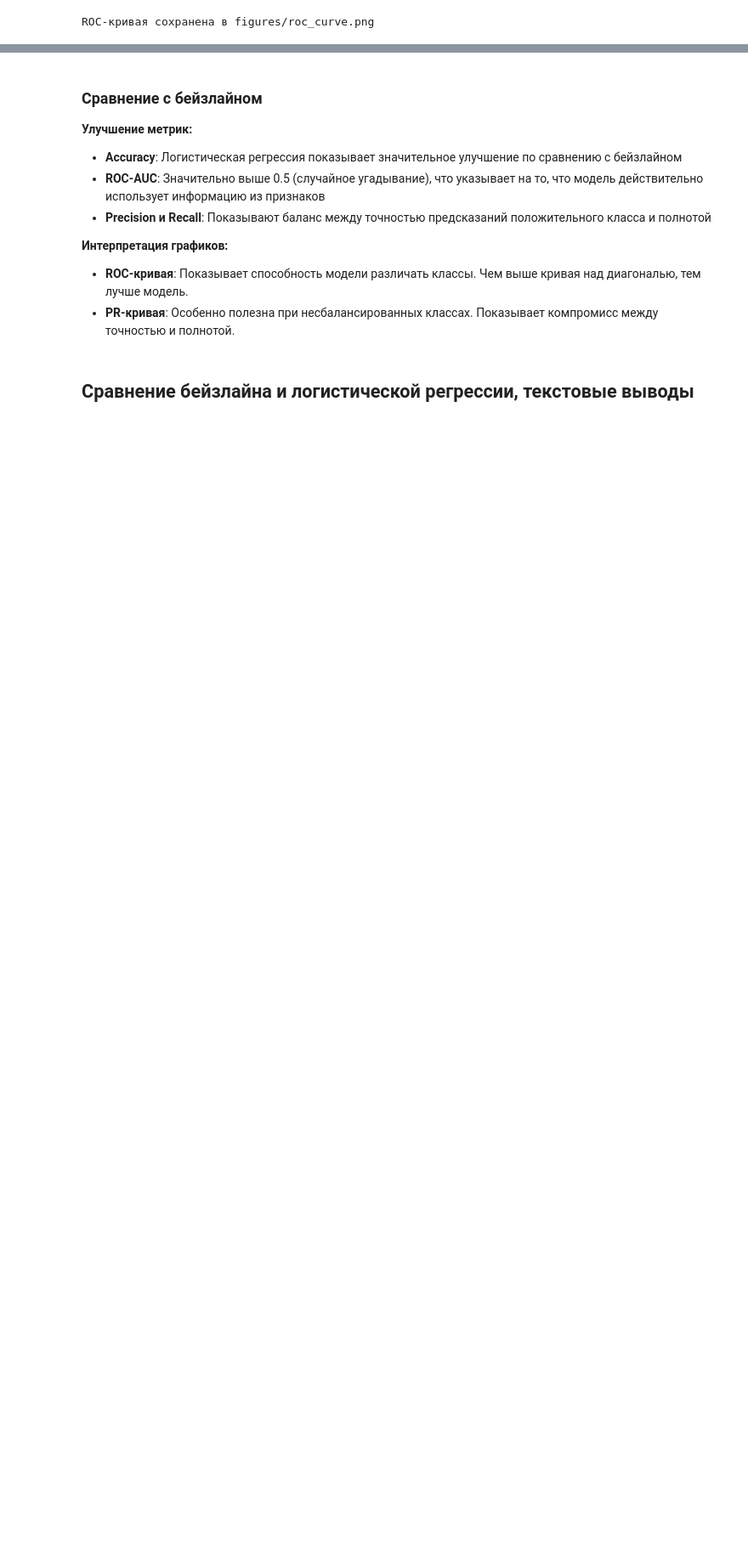
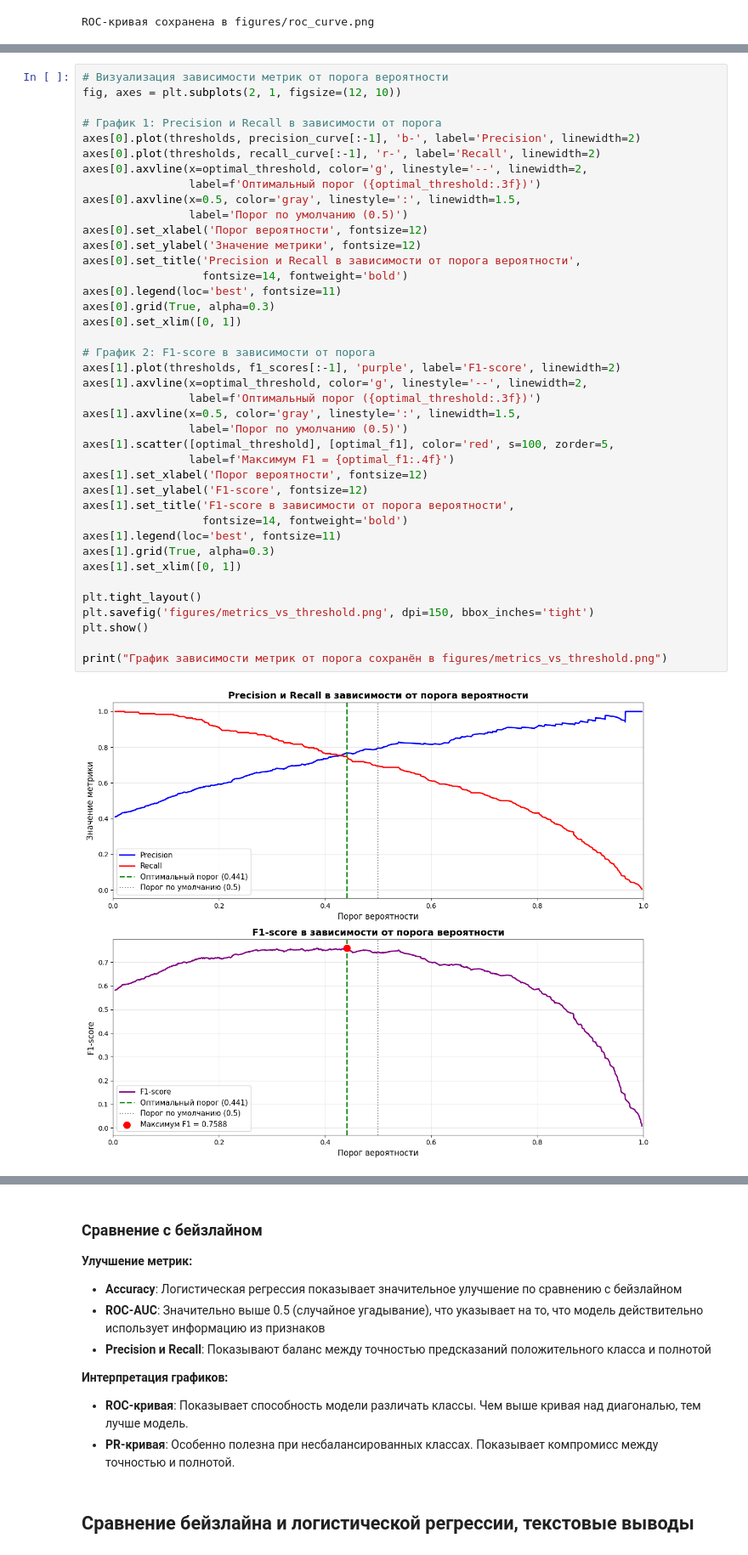
Before and after one commit to Utahamen/Mirea-dpo-AI_Engineering, a Jupyter notebook: homeworks/HW05/HW05.ipynb, the cells around one changed output, grey strips where cells are left out. Shown: that part at 85% size. Cells and saved outputs as stored; diff of their text form; blank space fills up the shorter version.

```diff
--- a/homeworks/HW05/HW05.ipynb
+++ b/homeworks/HW05/HW05.ipynb
@@ -664,0 +749,42 @@ PR-кривая сохранена в figures/pr_curve.png
+# %%
+# Визуализация зависимости метрик от порога вероятности
+fig, axes = plt.subplots(2, 1, figsize=(12, 10))
+
+# График 1: Precision и Recall в зависимости от порога
+axes[0].plot(thresholds, precision_curve[:-1], 'b-', label='Precision', linewidth=2)
+axes[0].plot(thresholds, recall_curve[:-1], 'r-', label='Recall', linewidth=2)
+axes[0].axvline(x=optimal_threshold, color='g', linestyle='--', linewidth=2,
+                label=f'Оптимальный порог ({optimal_threshold:.3f})')
+axes[0].axvline(x=0.5, color='gray', linestyle=':', linewidth=1.5,
+                label='Порог по умолчанию (0.5)')
+axes[0].set_xlabel('Порог вероятности', fontsize=12)
+axes[0].set_ylabel('Значение метрики', fontsize=12)
+axes[0].set_title('Precision и Recall в зависимости от порога вероятности',
+                  fontsize=14, fontweight='bold')
+axes[0].legend(loc='best', fontsize=11)
+axes[0].grid(True, alpha=0.3)
+axes[0].set_xlim([0, 1])
+
+# График 2: F1-score в зависимости от порога
+axes[1].plot(thresholds, f1_scores[:-1], 'purple', label='F1-score', linewidth=2)
+axes[1].axvline(x=optimal_threshold, color='g', linestyle='--', linewidth=2,
+                label=f'Оптимальный порог ({optimal_threshold:.3f})')
+axes[1].axvline(x=0.5, color='gray', linestyle=':', linewidth=1.5,
+                label='Порог по умолчанию (0.5)')
+axes[1].scatter([optimal_threshold], [optimal_f1], color='red', s=100, zorder=5,
+                label=f'Максимум F1 = {optimal_f1:.4f}')
+axes[1].set_xlabel('Порог вероятности', fontsize=12)
+axes[1].set_ylabel('F1-score', fontsize=12)
+axes[1].set_title('F1-score в зависимости от порога вероятности',
+                  fontsize=14, fontweight='bold')
+axes[1].legend(loc='best', fontsize=11)
+axes[1].grid(True, alpha=0.3)
+axes[1].set_xlim([0, 1])
+
+plt.tight_layout()
+plt.savefig('figures/metrics_vs_threshold.png', dpi=150, bbox_inches='tight')
+plt.show()
+
+print("График зависимости метрик от порога сохранён в figures/metrics_vs_threshold.png")
+# %% [output]
+[figure, added]
```
Also changed, not shown: parts of 6 cells of this notebook, 1 other file.
